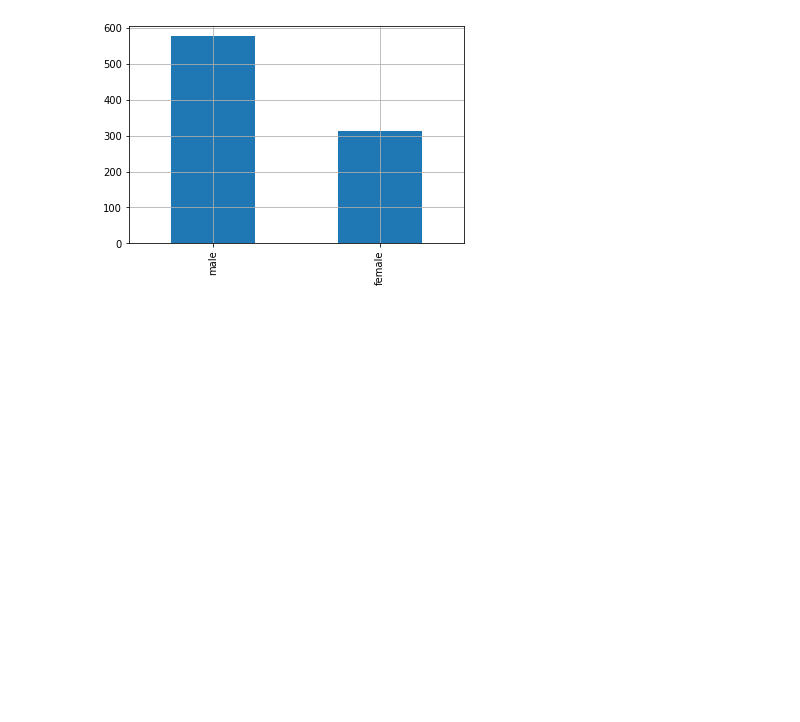
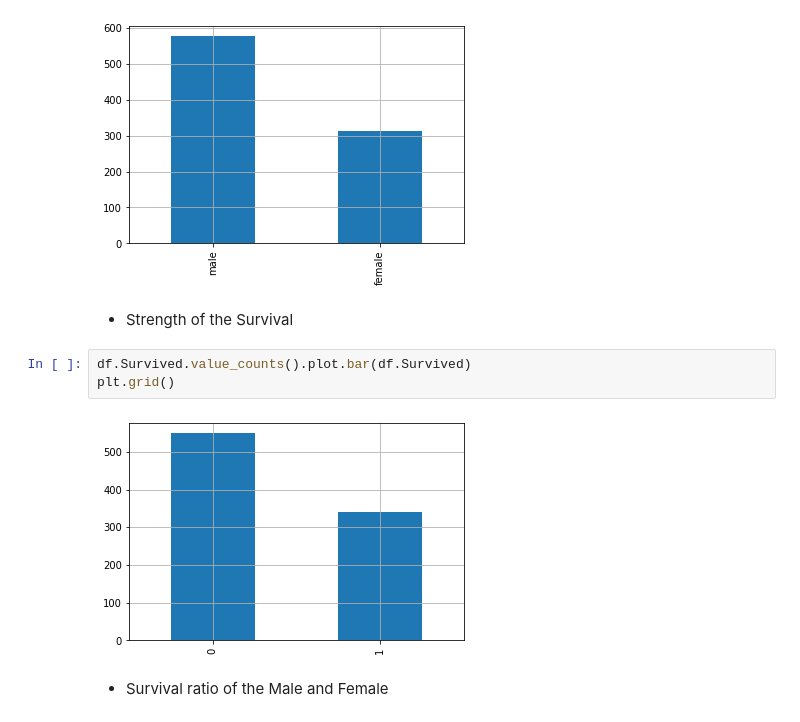
Before and after one commit to Naveen-Karanamu/Titanic-Survival, a Jupyter notebook: main.ipynb, the cells around one changed output. Saved outputs shown, nothing was run; the diff lists cells and outputs as text; blank space fills up the shorter version.

Commit message:
Plotted: Survival Ration wrt SEx

```diff
--- a/main.ipynb
+++ b/main.ipynb
@@ -363,3 +363,12 @@ df.Sex.value_counts().plot.bar(df.Sex)
 plt.grid()
 # %% [output]
 [figure]
+# %% [markdown]
+* Strength of the Survival
+# %%
+df.Survived.value_counts().plot.bar(df.Survived)
+plt.grid()
+# %% [output]
+[figure, added]
+# %% [markdown]
+* Survival ratio of the Male and Female
```
Also changed, not shown: parts of 2 cells of this notebook.
